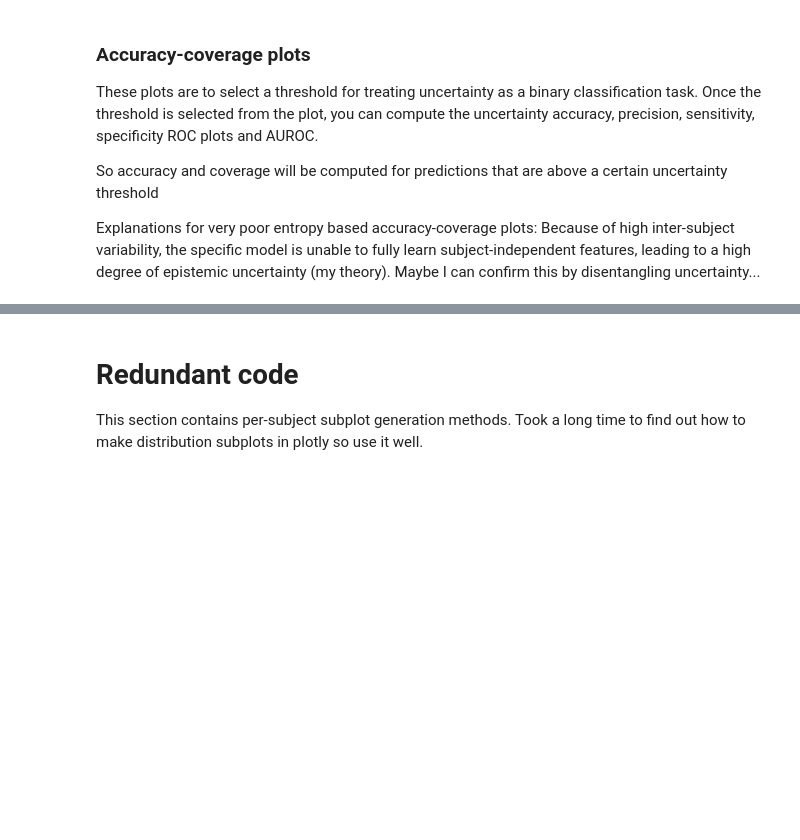
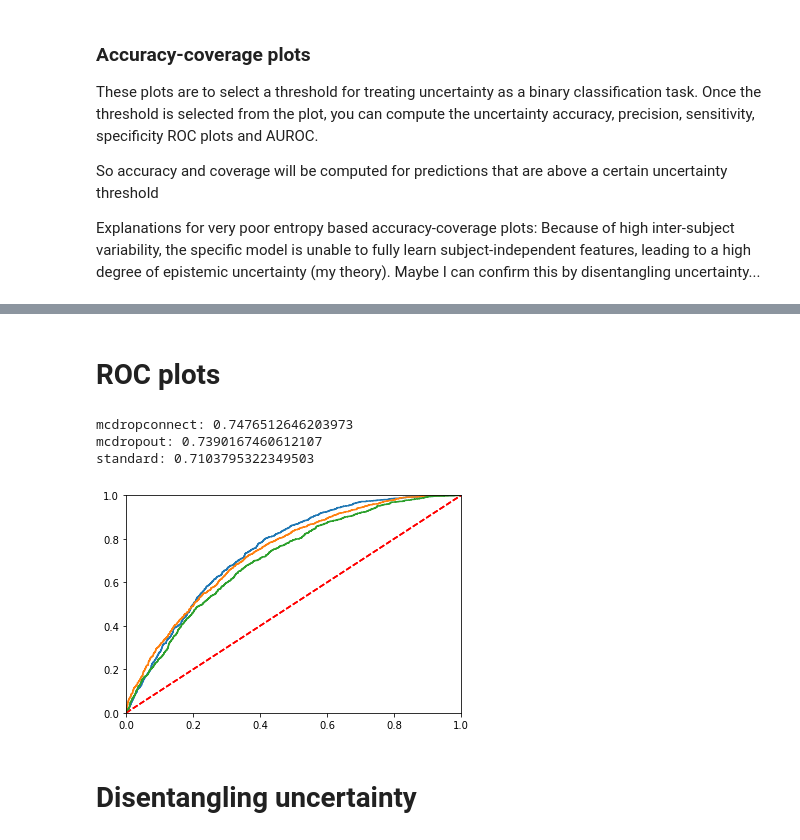
Before and after one commit to p-manivannan/bsc-thesis, a Jupyter notebook: Results Analysis.ipynb, the cells around one changed output, grey strips where cells are left out. Drawn from its saved outputs; the diff is of its cells as text; code cells hidden in the pictures; blank space fills up the shorter version.

```diff
--- a/Results Analysis.ipynb
+++ b/Results Analysis.ipynb
@@ -56,5 +75,3 @@ Makes no sense to use the interpretability usecase for motor imagery data. Maybe
 Make the following graphs:
 - Distribution of Average normalised predictive entropy for incorrect and correct predictions per test subject and lockbox per method.
 - Accuracy confidence plots for both methods on test and lockbox set.
-# %%
-methods = {'standard': standard}
@@ -63,0 +80,8 @@ This snippet generates distributions of average normalised predictive entropy (a
+# %%
+for name, method in methods.items():
+    print(f'{name}')
+    np.set_printoptions(precision=3)
+    acc_list = get_accuracies(method["test"])   # Get test set accuracies
+    print(f'test set avg acc: {round(np.mean(acc_list), 3)}')
+    acc_list = get_accuracies(method["lockbox"])
+    print(f'lockbox set avg acc: {round(np.mean(acc_list), 3)}\n')
@@ -113,3 +182,0 @@ threshold value for standard: 0.637
-# %% [markdown]
-# Redundant code
-This section contains per-subject subplot generation methods. Took a long time to find out how to make distribution subplots in plotly so use it well.
@@ -180,0 +183,45 @@ fig.show()
+# %% [markdown]
+# ROC plots
+# %%
+from sklearn import metrics
+
+'''
+ic, iu, cc, cu
+incorrect-certain, incorrect-uncertain, correct-certain, correct-uncertain
+
+
+y_true for ROC should be certain if predicted class equals actual class and uncertain otherwise. Should be of shape (n_samples,) and binary labels
+y_pred for ROC should be just entropies?
+(normalised_entropy, 1-normalised_entropy)
+
+UQ classification: 1->Uncertain     0->Certain
+'''
+
+#  np.argmax(Y_true, axis=axis) == np.argmax(Y_pred, axis=axis)
+
+
+for method, values in methods.items():
+    y_true = values['lockbox']['labels']
+    y_pred = predictive_uncertainty(values['lockbox']['preds']).flatten()
+    # Iterate through entropies and create a new np array of entropies
+    # (9*576, 2)
+
+    # Gets corrects across all subjects as ints. 1: incorrect 0: correct
+    y_true_roc = (~get_corrects(y_true, values['lockbox']['preds'], axis=-1)).astype(int).flatten()
+
+    fpr, tpr, _ = metrics.roc_curve(y_true_roc,  y_pred)
+    auc = metrics.roc_auc_score(y_true_roc, y_pred)
+    print(f'{method}: {auc}')
+    plt.plot(fpr, tpr)
+    plt.plot([0, 1], [0, 1],'r--')
+    plt.xlim([0, 1])
+    plt.ylim([0, 1])
+
+plt.show()
+# %% [output]
+mcdropconnect: 0.7476512646203973
+mcdropout: 0.7390167460612107
+standard: 0.7103795322349503
+[figure, added]
+# %% [markdown]
+# Disentangling uncertainty
```
Also changed, not shown: parts of 13 cells of this notebook, 9 other files.
